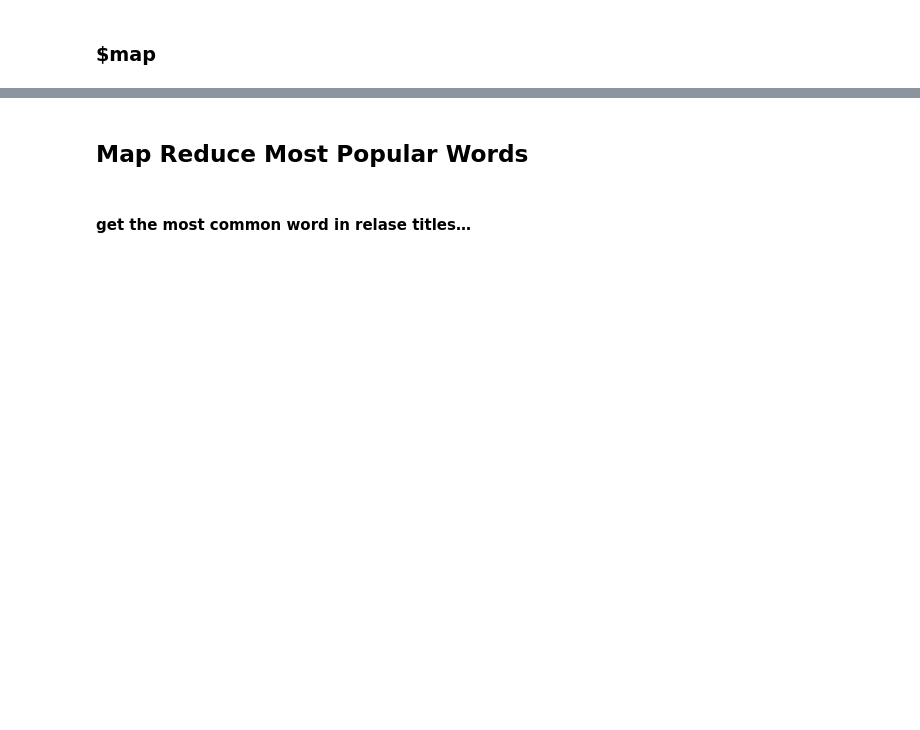
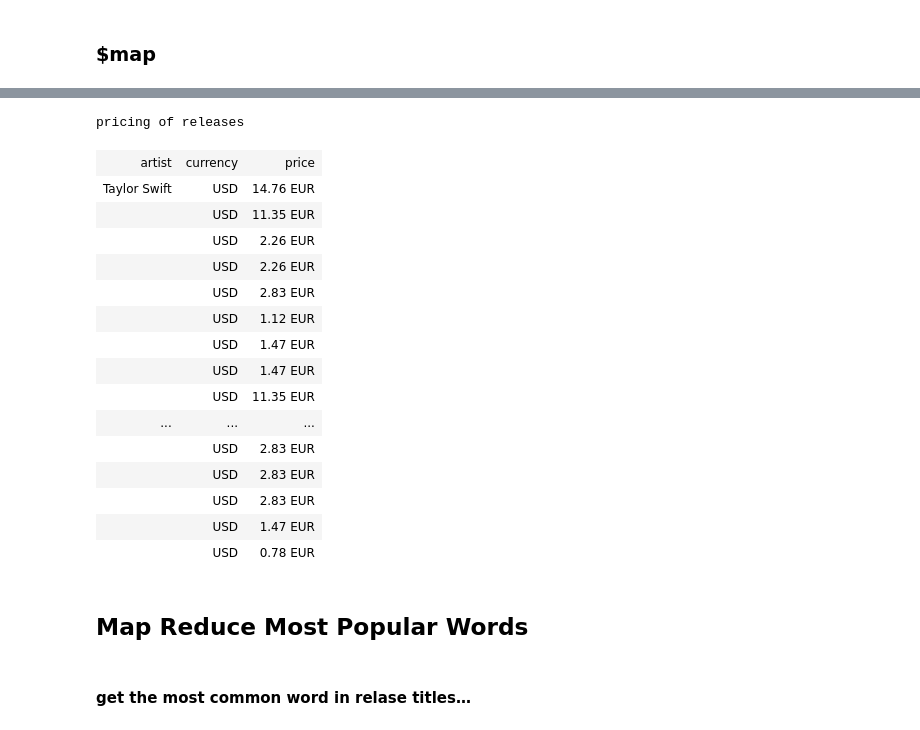
Before and after one commit to Koenigsweg/mongodays-dataanalysis-with-mongodb, a Jupyter notebook: Talk.ipynb, the cells around one changed output, grey strips where cells are left out. Saved outputs shown, nothing was run; the diff lists cells and outputs as text; code cells hidden in the pictures; blank space fills up the shorter version.

```diff
--- a/Talk.ipynb
+++ b/Talk.ipynb
@@ -596,20 +823,35 @@ if server_version.get('versionArray')[0] == 3 and server_version.get('versionArr
 else:
     print("This feature requires mongoDB 3.2+")
 # %%
-if server_version.get('versionArray')[0] == 3 and server_version.get('versionArray')[1] >= 2:
-    cursor = db[playlists].aggregate(pipeline)
-    res = list(cursor)
-    table8 = ListTable()
-    table8.title = "pricing of releases"
-    table8.append(['artist', 'currency', 'price'])
-    for l in res:
-        a, c = l.get('_id'), l.get('currency')
-        for r in l.get('pricing'):
-            table8.append([a, c, "{} EUR".format(round(r, 2))])
-            a  = ""
-    table8
-else:
-    print("This feature requires mongoDB 3.2+")
+cursor = db[playlists].aggregate(pipeline)
+res = list(cursor)
+table8 = ListTable()
+table8.title = "pricing of releases"
+table8.append(['artist', 'currency', 'price'])
+for l in res:
+    a, c = l.get('_id'), l.get('currency')
+    for r in l.get('pricing'):
+        table8.append([a, c, "{} EUR".format(round(r, 2))])
+        a  = ""
+table8
+# %% [output]
+pricing of releases
+| artist | currency | price |
+| Taylor Swift | USD | 14.76 EUR |
+|  | USD | 11.35 EUR |
+|  | USD | 2.26 EUR |
+|  | USD | 2.26 EUR |
+|  | USD | 2.83 EUR |
+|  | USD | 1.12 EUR |
+|  | USD | 1.47 EUR |
+|  | USD | 1.47 EUR |
+|  | USD | 11.35 EUR |
+| ... | ... | ... |
+|  | USD | 2.83 EUR |
+|  | USD | 2.83 EUR |
+|  | USD | 2.83 EUR |
+|  | USD | 1.47 EUR |
+|  | USD | 0.78 EUR |
 # %%
 # <<<<
 
```
Also changed, not shown: parts of 27 cells of this notebook, 29 other files.
